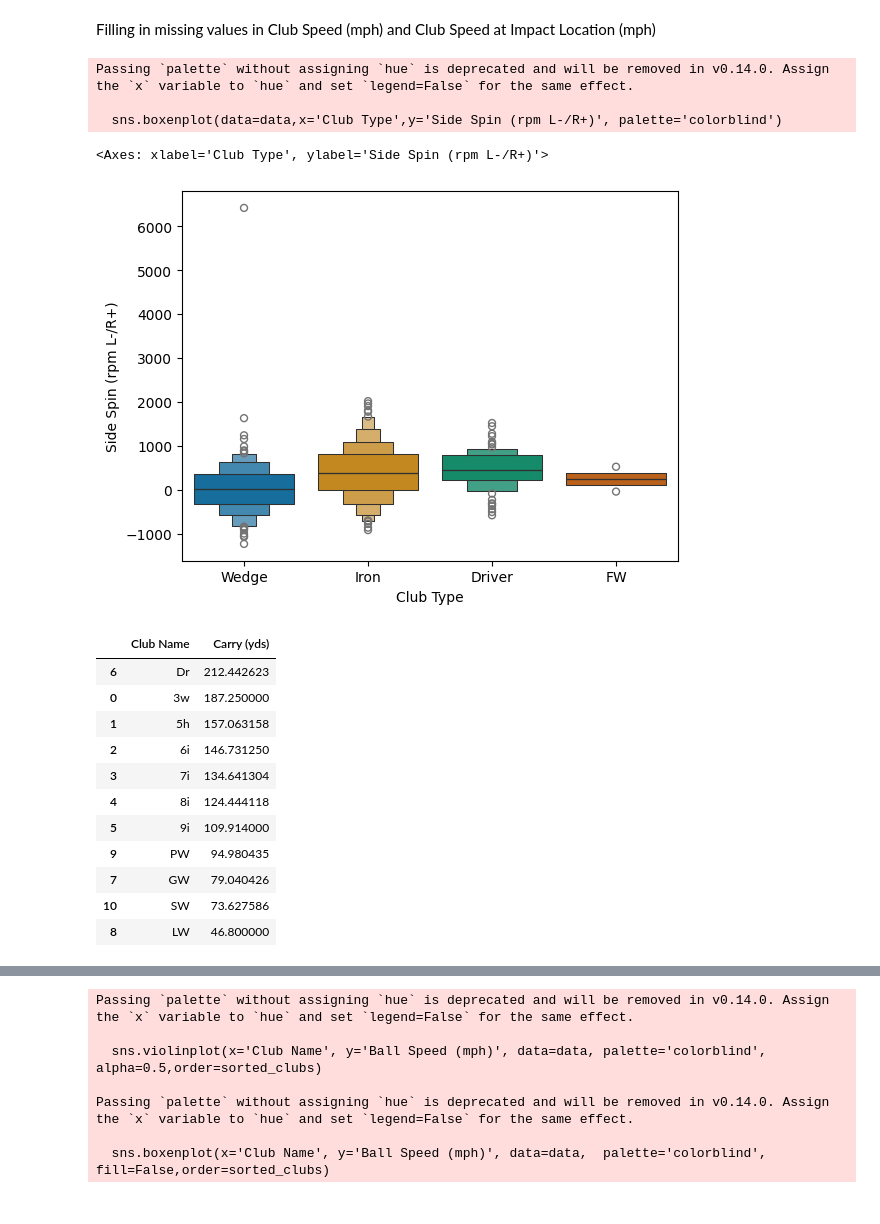
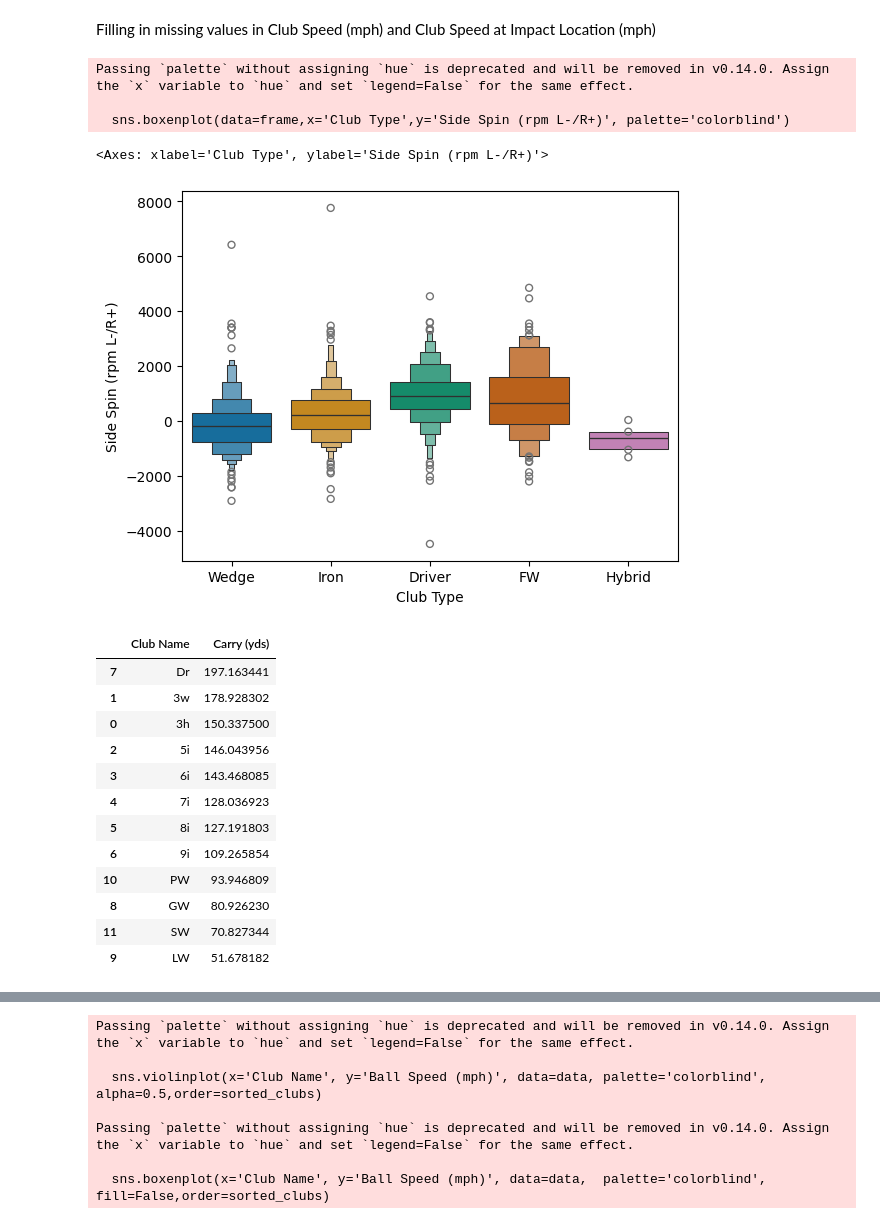
Before and after one commit to RobinCHoffpauir/Golf, a Jupyter notebook: src/golf.ipynb, the cells around one changed output, grey strips where cells are left out. Drawn from its saved outputs; the diff is of its cells as text; code cells hidden in the pictures.

```diff
--- a/src/golf.ipynb
+++ b/src/golf.ipynb
@@ -7,0 +7,19 @@ Drive already mounted at /content/drive; to attempt to forcibly remount, call dr
+# %%
+# prompt: load all files into dfs from the current folder and combine into single clean, formatted dataframe
+
+import pandas as pd, numpy as np
+import glob
+
+# Get a list of all CSV files in the current directory
+all_files = glob.glob("*.csv")
+
+# Create an empty list to store dataframes
+li = []
+
+# Loop through the files and read each into a dataframe
+for filename in all_files:
+    df = pd.read_csv(filename, index_col=None, header=0)
+    li.append(df)
+
+# Concatenate all dataframes into a single dataframe
+frame = pd.concat(li, axis=0, ignore_index=True)
@@ -273,14 +298,14 @@ data['Club Name'] = data['Club Name'].replace({'5i': '5h', '4i': '4h'})
 # %%
-sns.boxenplot(data=data,x='Club Type',y='Side Spin (rpm L-/R+)', palette='colorblind')
+sns.boxenplot(data=frame,x='Club Type',y='Side Spin (rpm L-/R+)', palette='colorblind')
 # %% [output]
 Passing `palette` without assigning `hue` is deprecated and will be removed in v0.14.0. Assign the `x` variable to `hue` and set `legend=False` for the same effect.
 
-  sns.boxenplot(data=data,x='Club Type',y='Side Spin (rpm L-/R+)', palette='colorblind')
+  sns.boxenplot(data=frame,x='Club Type',y='Side Spin (rpm L-/R+)', palette='colorblind')
 <Axes: xlabel='Club Type', ylabel='Side Spin (rpm L-/R+)'>
-[figure, old version]
+[figure, new version]
 # %%
 # prompt: sort "data" df by avg carry distance from largest to smallest
-
+data = grouped_data.copy()
 # Calculate average carry distance per club
 avg_carry_distance = data.groupby('Club Name')['Carry (yds)'].mean().reset_index()
 
@@ -290,17 +315,18 @@ sorted_data = avg_carry_distance.sort_values(by='Carry (yds)', ascending=False)
 sorted_data
 # %% [output]
 |  | Club Name | Carry (yds) |
-| 6 | Dr | 212.442623 |
-| 0 | 3w | 187.250000 |
-| 1 | 5h | 157.063158 |
-| 2 | 6i | 146.731250 |
-| 3 | 7i | 134.641304 |
-| 4 | 8i | 124.444118 |
-| 5 | 9i | 109.914000 |
-| 9 | PW | 94.980435 |
-| 7 | GW | 79.040426 |
-| 10 | SW | 73.627586 |
-| 8 | LW | 46.800000 |
+| 7 | Dr | 197.163441 |
+| 1 | 3w | 178.928302 |
+| 0 | 3h | 150.337500 |
+| 2 | 5i | 146.043956 |
+| 3 | 6i | 143.468085 |
+| 4 | 7i | 128.036923 |
+| 5 | 8i | 127.191803 |
+| 6 | 9i | 109.265854 |
+| 10 | PW | 93.946809 |
+| 8 | GW | 80.926230 |
+| 11 | SW | 70.827344 |
+| 9 | LW | 51.678182 |
 # %%
 import matplotlib.pyplot as plt
 import seaborn as sns
```
Also changed, not shown: parts of 14 cells of this notebook.
